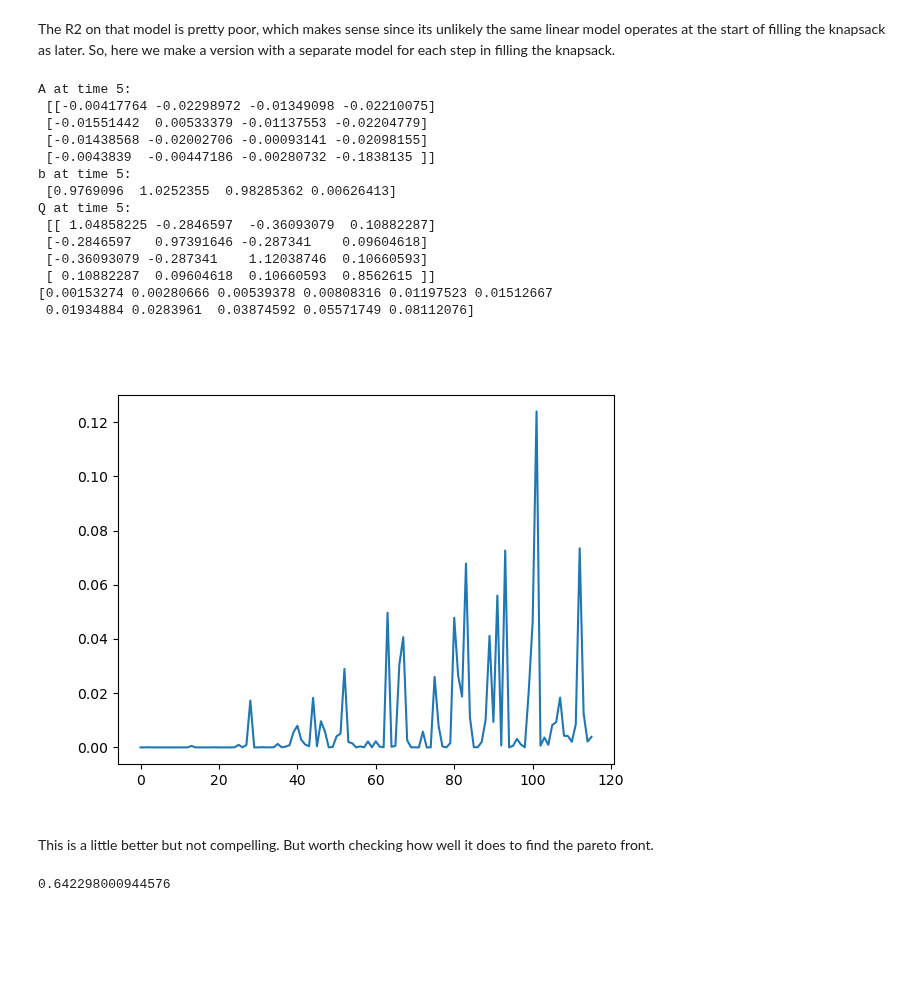
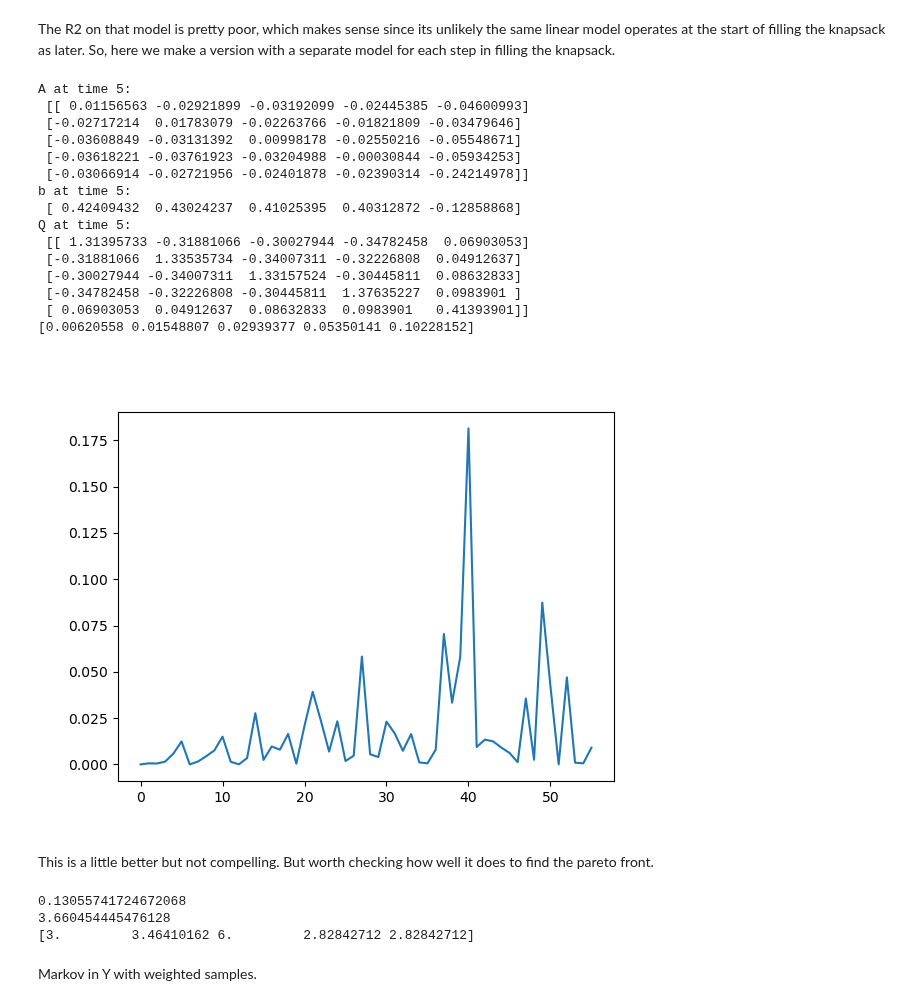
Before and after one commit to rameshsrinivasanuci/multiobjective, a Jupyter notebook: test_linear_markov_y.ipynb, the cells around one changed output. Cells and saved outputs as stored; diff of their text form; code cells hidden in the pictures; blank space fills up the shorter version.

```diff
--- a/test_linear_markov_y.ipynb
+++ b/test_linear_markov_y.ipynb
@@ -16,7 +16,7 @@ from sklearn.linear_model import LinearRegression
 Load data
 # %%
 #load
-kn= loadmat('results/run7/kn_allpos_120_12_1_all.mat')
+kn= loadmat('results/runB/kn_1_2_allneg_60_6_4.mat')
 kn.keys()
 # %% [output]
 dict_keys(['capacity', 'distribution_table', 'items', 'js_div_list', 'max_no_improve_gen', 'n_con', 'n_items', 'n_obj', 'n_selected', 'pareto_front_final', 'pareto_indices_final', 'pop_size', 'r', 'r_ ...
@@ -80,9 +77,0 @@ domination_score tells us what fraction of the pareto front is dominated by each
-# %%
-domination_score = []
-for k in range(n_run):
-    pfx = np.zeros((pf[0].shape[0],pf[0].shape[0]))
-    for j in range(pf[0].shape[0]-1):
-        for k in range(j+1,pf[0].shape[0]):
-            pfx[j,k] = np.sum(pf[0][j,0:3] > pf[0][k,0:3])
-            pfx[k,j] = np.sum(pf[0][j,0:3] < pf[0][k,0:3])
-    domination_score.append(np.mean(pfx,axis=1))
@@ -356,45 +348,44 @@ print("Q at time 5:\n", params_yz_time["Q"][4])
 print(params_yz_time["R2"])
 # %% [output]
 A at time 5:
- [[-0.00417764 -0.02298972 -0.01349098 -0.02210075]
- [-0.01551442  0.00533379 -0.01137553 -0.02204779]
- [-0.01438568 -0.02002706 -0.00093141 -0.02098155]
- [-0.0043839  -0.00447186 -0.00280732 -0.1838135 ]]
+ [[ 0.01156563 -0.02921899 -0.03192099 -0.02445385 -0.04600993]
+ [-0.02717214  0.01783079 -0.02263766 -0.01821809 -0.03479646]
+ [-0.03608849 -0.03131392  0.00998178 -0.02550216 -0.05548671]
+ [-0.03618221 -0.03761923 -0.03204988 -0.00030844 -0.05934253]
+ [-0.03066914 -0.02721956 -0.02401878 -0.02390314 -0.24214978]]
 b at time 5:
- [0.9769096  1.0252355  0.98285362 0.00626413]
+ [ 0.42409432  0.43024237  0.41025395  0.40312872 -0.12858868]
 Q at time 5:
- [[ 1.04858225 -0.2846597  -0.36093079  0.10882287]
- [-0.2846597   0.97391646 -0.287341    0.09604618]
- [-0.36093079 -0.287341    1.12038746  0.10660593]
- [ 0.10882287  0.09604618  0.10660593  0.8562615 ]]
-[0.00153274 0.00280666 0.00539378 0.00808316 0.01197523 0.01512667
- 0.01934884 0.0283961  0.03874592 0.05571749 0.08112076]
+ [[ 1.31395733 -0.31881066 -0.30027944 -0.34782458  0.06903053]
+ [-0.31881066  1.33535734 -0.34007311 -0.32226808  0.04912637]
+ [-0.30027944 -0.34007311  1.33157524 -0.30445811  0.08632833]
+ [-0.34782458 -0.32226808 -0.30445811  1.37635227  0.0983901 ]
+ [ 0.06903053  0.04912637  0.08632833  0.0983901   0.41393901]]
+[0.00620558 0.01548807 0.02939377 0.05350141 0.10228152]
 # %%
 def conditional_density_given_Y_and_t(X_candidates, y_normal, params_time, t):
     A_all = params_time["A"]
     b_all = params_time["b"]
     Q_all = params_time["Q"]
 
     A_t = A_all[t-1]
     b_t = b_all[t-1]
     Q_t = Q_all[t-1]
     X_candidates = np.asarray(X_candidates)
     y_normal = np.asarray(y_normal).reshape(-1)
     mean_t = A_t @ y_normal + b_t
 
     densities = mvn.pdf(X_candidates, mean=mean_t, cov=Q_t)
     return densities
 
 # Example usage with multiple candidates
 x_candidates = items_z[161][np.setdiff1d(np.arange(n_items),pi[161][100,0:4]),:]
 y_prev = YY_z_list[161][100, 4, :]    # Y at step 4 of run 10
-densities2 = conditional_density_given_Y_and_t(
-    x_candidates, y_prev, params_yz_time, t=5
-)
+densities2 = conditional_density_given_Y_and_t(x_candidates, y_prev, params_yz_time, t=5)
 plt.figure()
 plt.plot(densities2/sum(densities2))
 plt.show()
 # %% [output]
-[figure, old version]
+[figure, new version]
 # %% [markdown]
 This is a little better but not compelling.  But worth checking how well it does to find the pareto front.
@@ -433,4 +435,10 @@ for kk in range(40):
 # %%
 print(np.mean(domination_score))
+print(np.mean(pf_difference))
+print(np.sqrt(kn['shape'])*kn['scale'])
 # %% [output]
-0.642298000944576
+0.13055741724672068
+3.660454445476128
+[3.         3.46410162 6.         2.82842712 2.82842712]
+# %% [markdown]
+Markov in Y with weighted samples.
```
Also changed, not shown: parts of 18 cells of this notebook.
